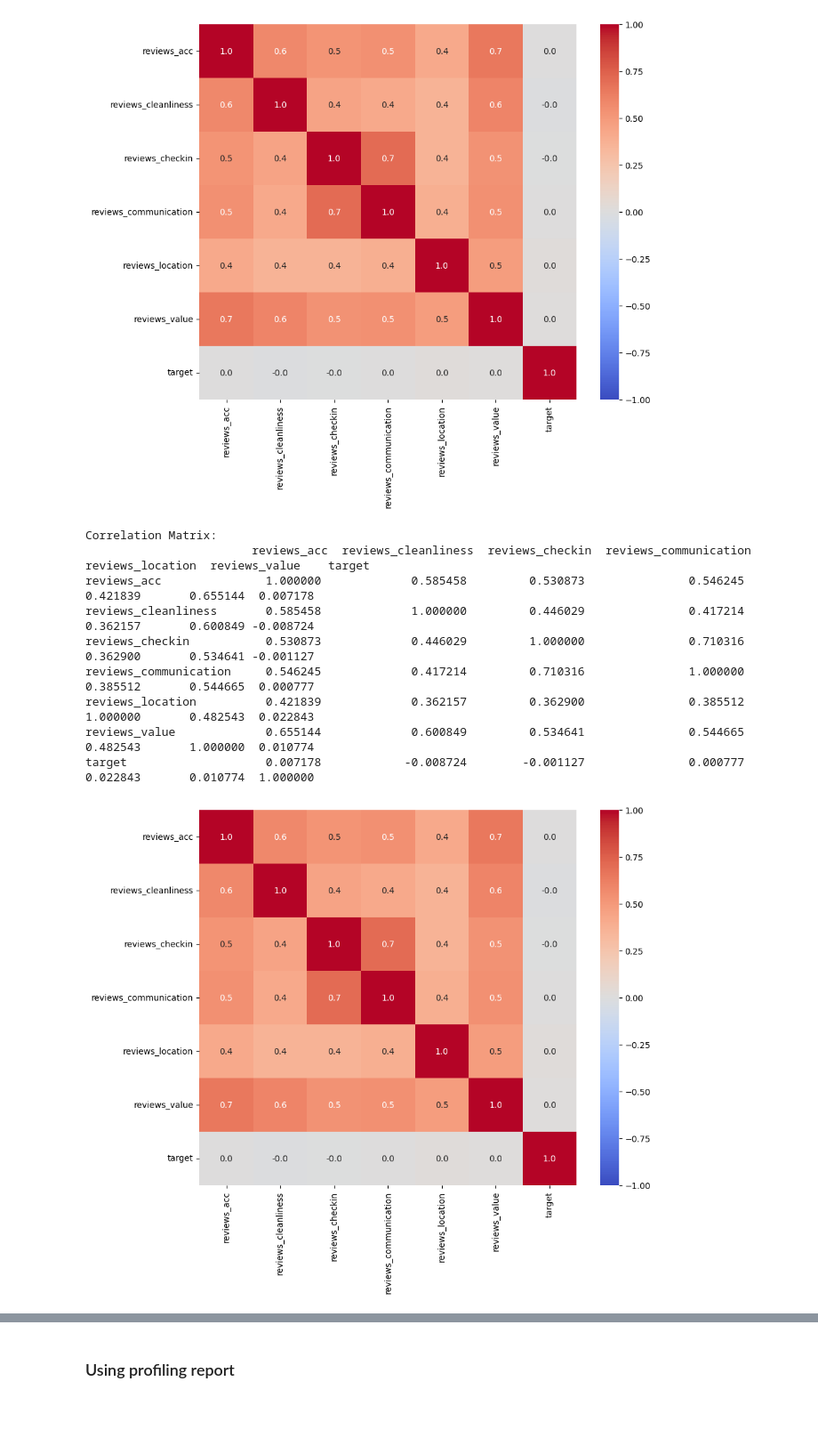
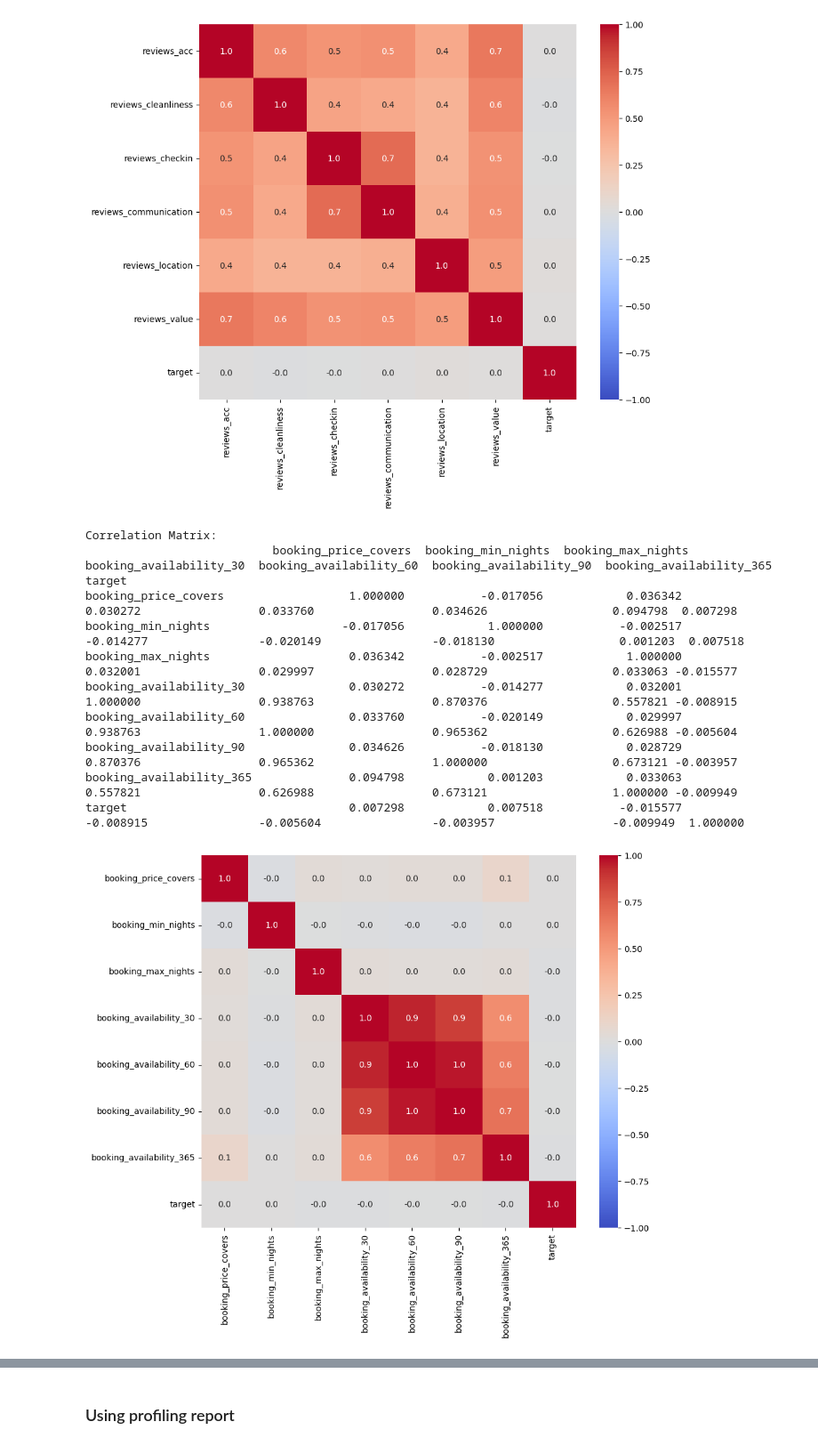
Before and after one commit to davidfrostcruz/advance_analytics, a Jupyter notebook: assignment_tabular_data.ipynb, the cells around one changed output, grey strips where cells are left out. Shown at 89% size. Cells and saved outputs as stored; diff of their text form; code cells hidden in the pictures; blank space fills up the shorter version.

```diff
--- a/assignment_tabular_data.ipynb
+++ b/assignment_tabular_data.ipynb
@@ -692,21 +832,25 @@ reviews_value             0.655144             0.600849         0.534641
 target                    0.007178            -0.008724        -0.001127               0.000777          0.022843       0.010774  1.000000
 [figure]
 # %%
-# Reviews features
-reviews = df[['reviews_acc', 'reviews_cleanliness', 'reviews_checkin', 'reviews_communication', 'reviews_location', 'reviews_value', 'target']]
+# Booking features
+bookings = df[['booking_price_covers', 'booking_min_nights',
+       'booking_max_nights', 'booking_availability_30',
+       'booking_availability_60', 'booking_availability_90',
+       'booking_availability_365', 'target']]
 # Getting and visualizing correlations with a heatmap and the correlation matrix
-correlation_heatmap(reviews)
+correlation_heatmap(bookings)
 # %% [output]
 Correlation Matrix:
-                        reviews_acc  reviews_cleanliness  reviews_checkin  reviews_communication  reviews_location  reviews_value    target
-reviews_acc               1.000000             0.585458         0.530873               0.546245          0.421839       0.655144  0.007178
-reviews_cleanliness       0.585458             1.000000         0.446029               0.417214          0.362157       0.600849 -0.008724
-reviews_checkin           0.530873             0.446029         1.000000               0.710316          0.362900       0.534641 -0.001127
-reviews_communication     0.546245             0.417214         0.710316               1.000000          0.385512       0.544665  0.000777
-reviews_location          0.421839             0.362157         0.362900               0.385512          1.000000       0.482543  0.022843
-reviews_value             0.655144             0.600849         0.534641               0.544665          0.482543       1.000000  0.010774
-target                    0.007178            -0.008724        -0.001127               0.000777          0.022843       0.010774  1.000000
+                           booking_price_covers  booking_min_nights  booking_max_nights  booking_availability_30  booking_availability_60  booking_availability_90  booking_availability_365    target
+booking_price_covers                  1.000000           -0.017056            0.036342                 0.030272                 0.033760                 0.034626                  0.094798  0.007298
+booking_min_nights                   -0.017056            1.000000           -0.002517                -0.014277                -0.020149                -0.018130                  0.001203  0.007518
+booking_max_nights                    0.036342           -0.002517            1.000000                 0.032001                 0.029997                 0.028729                  0.033063 -0.015577
+booking_availability_30               0.030272           -0.014277            0.032001                 1.000000                 0.938763                 0.870376                  0.557821 -0.008915
+booking_availability_60               0.033760           -0.020149            0.029997                 0.938763                 1.000000                 0.965362                  0.626988 -0.005604
+booking_availability_90               0.034626           -0.018130            0.028729                 0.870376                 0.965362                 1.000000                  0.673121 -0.003957
+booking_availability_365              0.094798            0.001203            0.033063                 0.557821                 0.626988                 0.673121                  1.000000 -0.009949
+target                                0.007298            0.007518           -0.015577                -0.008915                -0.005604                -0.003957                 -0.009949  1.000000
-[figure, old version]
+[figure, new version]
 # %%
 locations = df[['property_lat', 'property_lon']]
 plot_dendrogram(locations)
```
Also changed, not shown: parts of 102 cells of this notebook.
